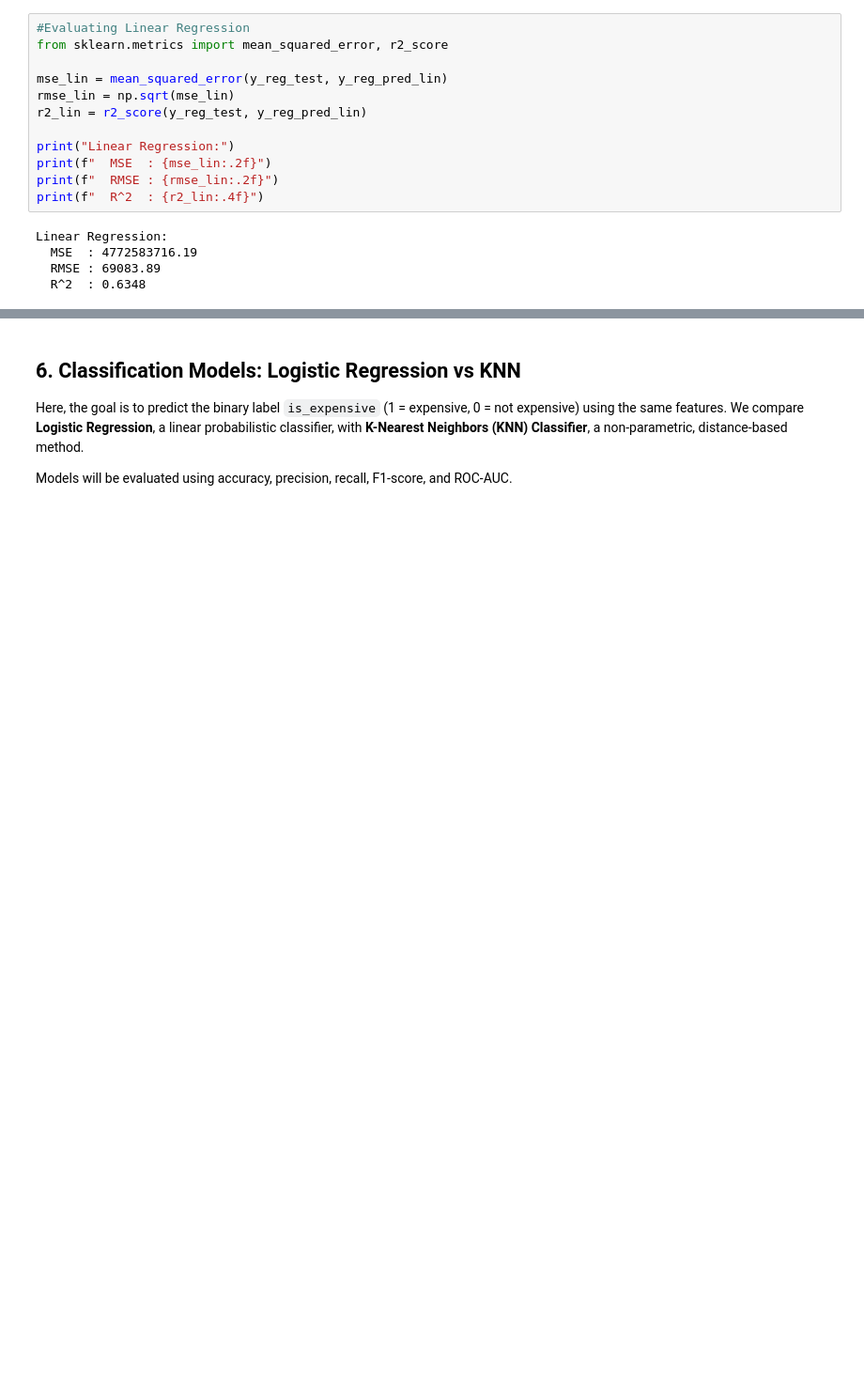
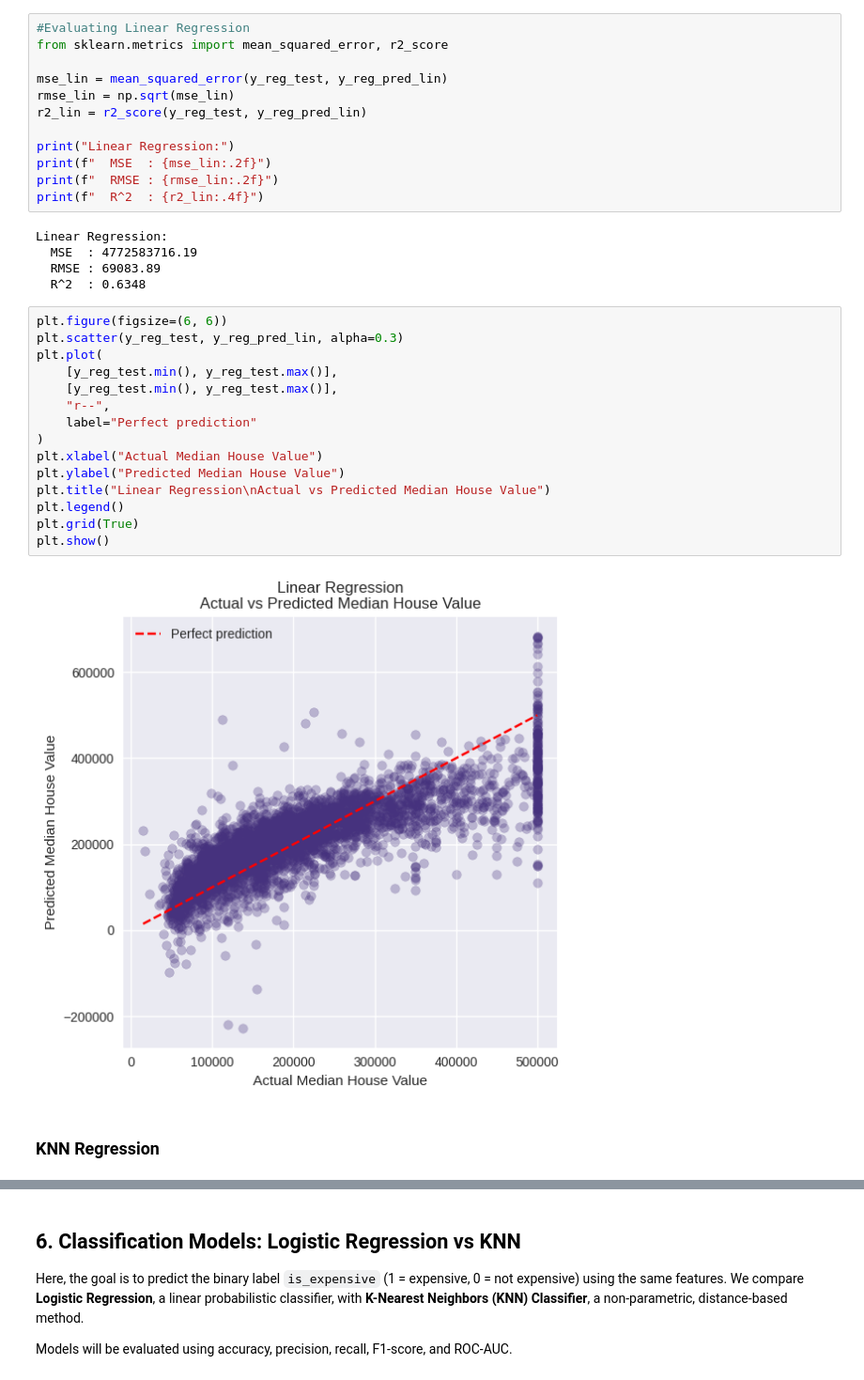
Before and after one commit to YazeedQasas/Housing_Prices_Prediction, a Jupyter notebook: Housing+Prices_Prediction.ipynb, the cells around one changed output, grey strips where cells are left out. Shown at 94% size. Drawn from its saved outputs; the diff is of its cells as text; blank space fills up the shorter version.

```diff
--- a/Housing+Prices_Prediction.ipynb
+++ b/Housing+Prices_Prediction.ipynb
@@ -248,6 +252,25 @@ Linear Regression:
   MSE  : 4772583716.19
   RMSE : 69083.89
   R^2  : 0.6348
+# %%
+plt.figure(figsize=(6, 6))
+plt.scatter(y_reg_test, y_reg_pred_lin, alpha=0.3)
+plt.plot(
+    [y_reg_test.min(), y_reg_test.max()],
+    [y_reg_test.min(), y_reg_test.max()],
+    "r--",
+    label="Perfect prediction"
+)
+plt.xlabel("Actual Median House Value")
+plt.ylabel("Predicted Median House Value")
+plt.title("Linear Regression\nActual vs Predicted Median House Value")
+plt.legend()
+plt.grid(True)
+plt.show()
+# %% [output]
+[figure, added]
+# %% [markdown]
+### KNN Regression
 # %%
 from sklearn.neighbors import KNeighborsRegressor
 
```
Also changed, not shown: parts of 11 cells of this notebook.
